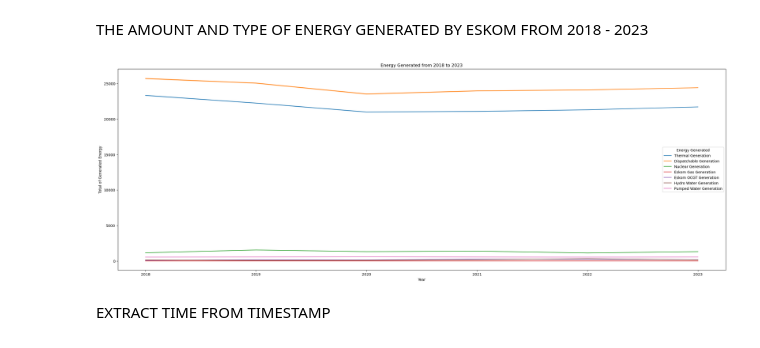
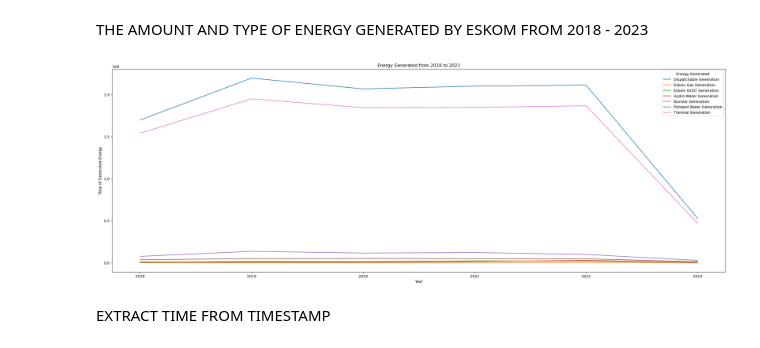
Before and after one commit to The-DigitalAcademy/SmartEnergyForecast-SEF-, a Jupyter notebook: Python/EskomAnalysis.ipynb, the cells around one changed output. Saved outputs shown, nothing was run; the diff lists cells and outputs as text; code cells hidden in the pictures.

Commit message:
fixed line graph for energy generated

```diff
--- a/Python/EskomAnalysis.ipynb
+++ b/Python/EskomAnalysis.ipynb
@@ -4,7 +4,7 @@ import pandas as pd
 import matplotlib.pyplot as plt
 import seaborn as sns
 # %%
-eskom_fd =pd.read_csv("/Users/dslearner23/Downloads/myupdateddata.csv")
+eskom_fd =pd.read_csv("/Users/ds_learner51/Desktop/smartEnergy/SmartEnergyForecast-SEF-/myupdateddata.csv")
 eskom_fd.head()
 # %% [output]
 |  | Unnamed: 0.1 | Unnamed: 0 | Date Time Hour Beginning | Original Res Forecast before Lock... | Residual Forecast | ... |
@@ -268,25 +268,26 @@ THE AMOUNT AND TYPE OF ENERGY GENERATED BY ESKOM FROM 2018 - 2023
 # %%
 # Reshape the data into a long format
 df_long = pd.melt(eskom_fd, id_vars=['year'], value_vars=['Thermal Generation','Dispatchable Generation',
        'Nuclear Generation', 'Eskom Gas Generation', 'Eskom OCGT Generation',
        'Hydro Water Generation', 'Pumped Water Generation'],
                   var_name='Energy Generated', value_name='Total of Generated Energy')
 
+# Calculate the sum of total generated energy for each energy source
+df_sum = df_long.groupby(['year', 'Energy Generated'])['Total of Generated Energy'].sum().reset_index()
+
+# Create a line plot using Seaborn
 fig = plt.figure(figsize=(30,10))
-
-# Create a bar plot using Seaborn
-sns.lineplot(x='year', y='Total of Generated Energy', hue='Energy Generated', data=df_long)
+sns.lineplot(x='year', y='Total of Generated Energy', hue='Energy Generated', data=df_sum)
 
 # Set the plot title and axis labels
 plt.title('Energy Generated from 2018 to 2023')
 plt.xlabel('Year')
 plt.ylabel('Total of Generated Energy')
 
-
 # Show the plot
 plt.show()
 # %% [output]
-[figure, old version]
+[figure, new version]
 # %% [markdown]
 EXTRACT TIME FROM TIMESTAMP
 # %%
```
